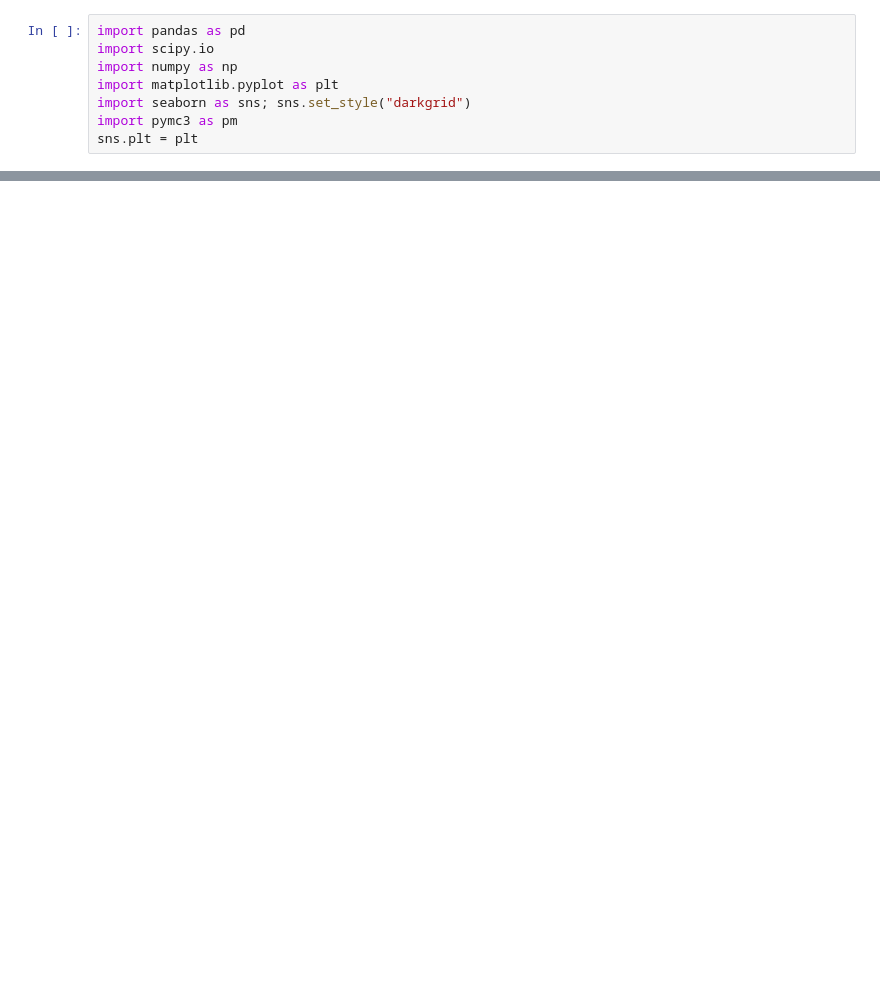
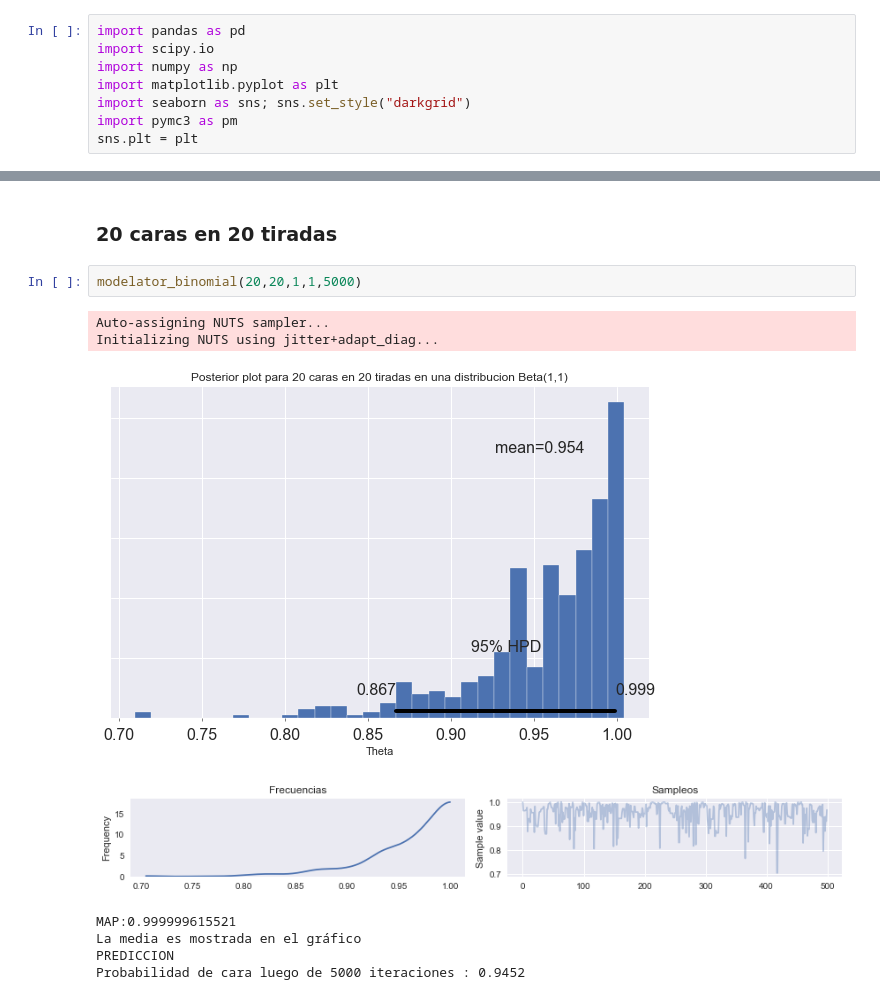
Before and after one commit to brianbok/cienciadatos-entregas, a Jupyter notebook: tp5/Tp5.ipynb, the cells around one changed output, grey strips where cells are left out. Cells and saved outputs as stored; diff of their text form; blank space fills up the shorter version.

```diff
--- a/tp5/Tp5.ipynb
+++ b/tp5/Tp5.ipynb
@@ -43,0 +67,13 @@ Assigned Metropolis to k
+# %% [markdown]
+### 20 caras en 20 tiradas
+# %%
+modelator_binomial(20,20,1,1,5000)
+# %% [output]
+Auto-assigning NUTS sampler...
+Initializing NUTS using jitter+adapt_diag...
+[figure, added]
+[figure, added]
+MAP:0.999999615521
+La media es mostrada en el gráfico
+PREDICCION
+Probabilidad de cara luego de 5000 iteraciones : 0.9452
```
Also changed, not shown: parts of 18 cells of this notebook, 3 other files.
